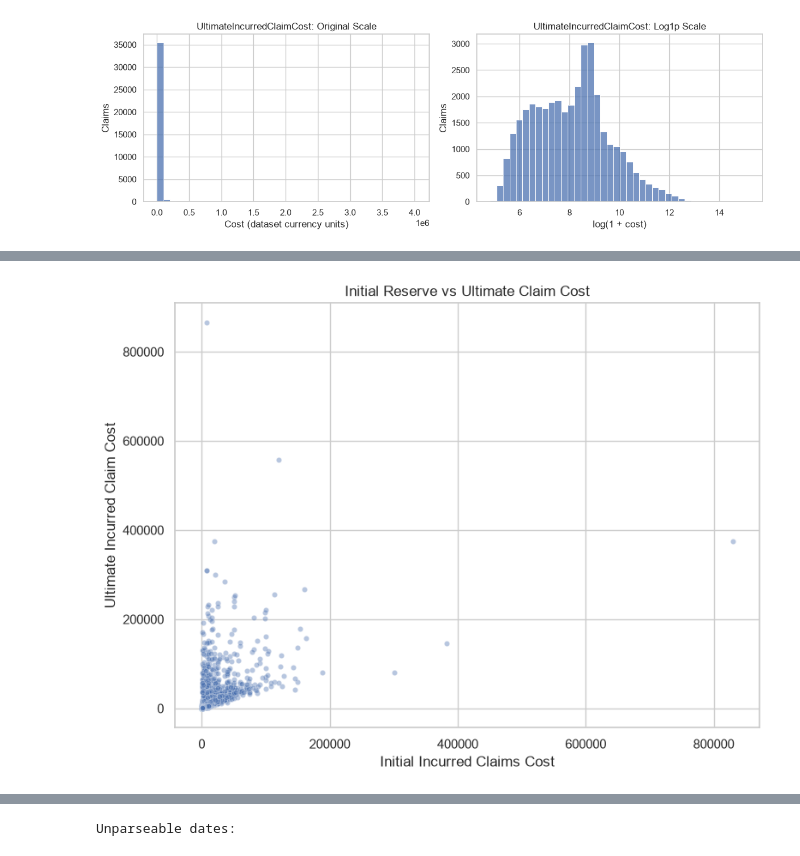
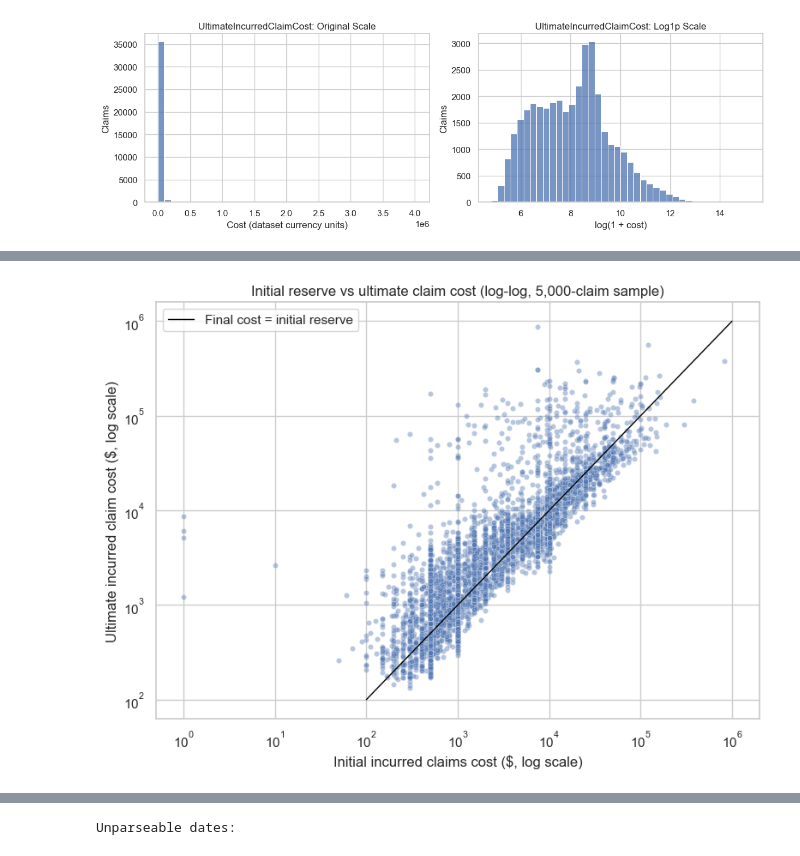
Before and after one commit to coredium98/insy674-group-project, a Jupyter notebook: notebooks/01_explore_data.ipynb, the cells around one changed output, grey strips where cells are left out. Saved outputs shown, nothing was run; the diff lists cells and outputs as text; code cells hidden in the pictures.

```diff
--- a/notebooks/01_explore_data.ipynb
+++ b/notebooks/01_explore_data.ipynb
@@ -427,31 +379,38 @@ max                   830,000.00               4,027,135.94
 # %%
 plot_df = eda_df.dropna(
     subset=[
         "InitialIncurredCalimsCost",
         "UltimateIncurredClaimCost"
     ]
 )
 
-plt.figure(figsize=(8, 6))
+fig, ax = plt.subplots(figsize=(8, 6))
 
 sns.scatterplot(
     data=plot_df.sample(
         min(5000, len(plot_df)),
         random_state=RANDOM_STATE
     ),
     x="InitialIncurredCalimsCost",
     y="UltimateIncurredClaimCost",
     alpha=0.4,
-    s=20
+    s=20,
+    ax=ax
 )
 
-plt.title("Initial Reserve vs Ultimate Claim Cost")
-plt.xlabel("Initial Incurred Claims Cost")
-plt.ylabel("Ultimate Incurred Claim Cost")
+# Both costs span several orders of magnitude, so a log-log view shows the bulk of claims
+ax.set_xscale("log")
+ax.set_yscale("log")
+lims = [100, 1e6]
+ax.plot(lims, lims, color="black", lw=1, label="Final cost = initial reserve")
+ax.set_title("Initial reserve vs ultimate claim cost (log-log, 5,000-claim sample)")
+ax.set_xlabel("Initial incurred claims cost ($, log scale)")
+ax.set_ylabel("Ultimate incurred claim cost ($, log scale)")
+ax.legend()
 plt.tight_layout()
 plt.show()
 # %% [output]
-[figure, old version]
+[figure, new version]
 # %%
 numeric_df = eda_df.select_dtypes(
     include=np.number
```
Also changed, not shown: parts of 12 cells of this notebook, 6 other files.
